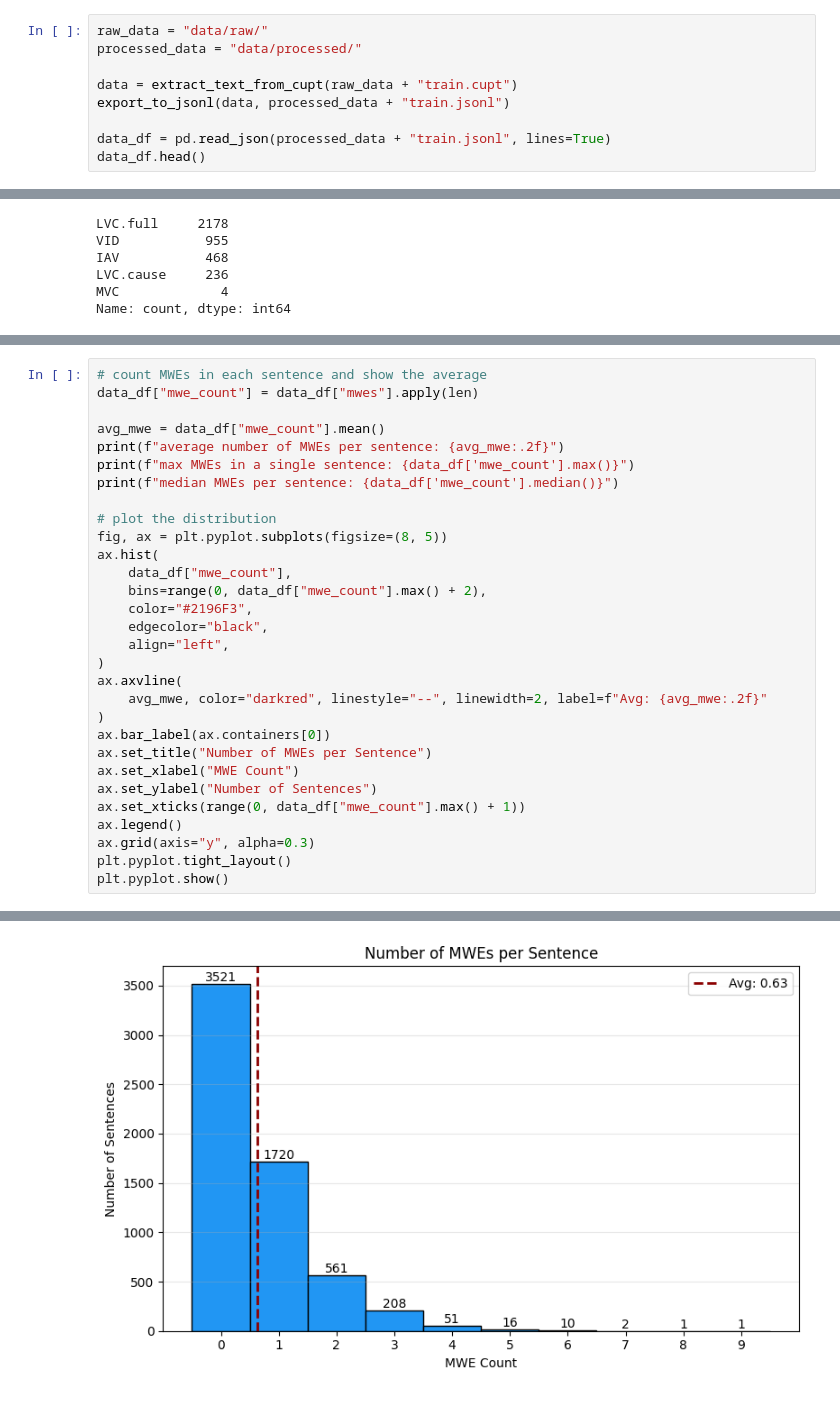
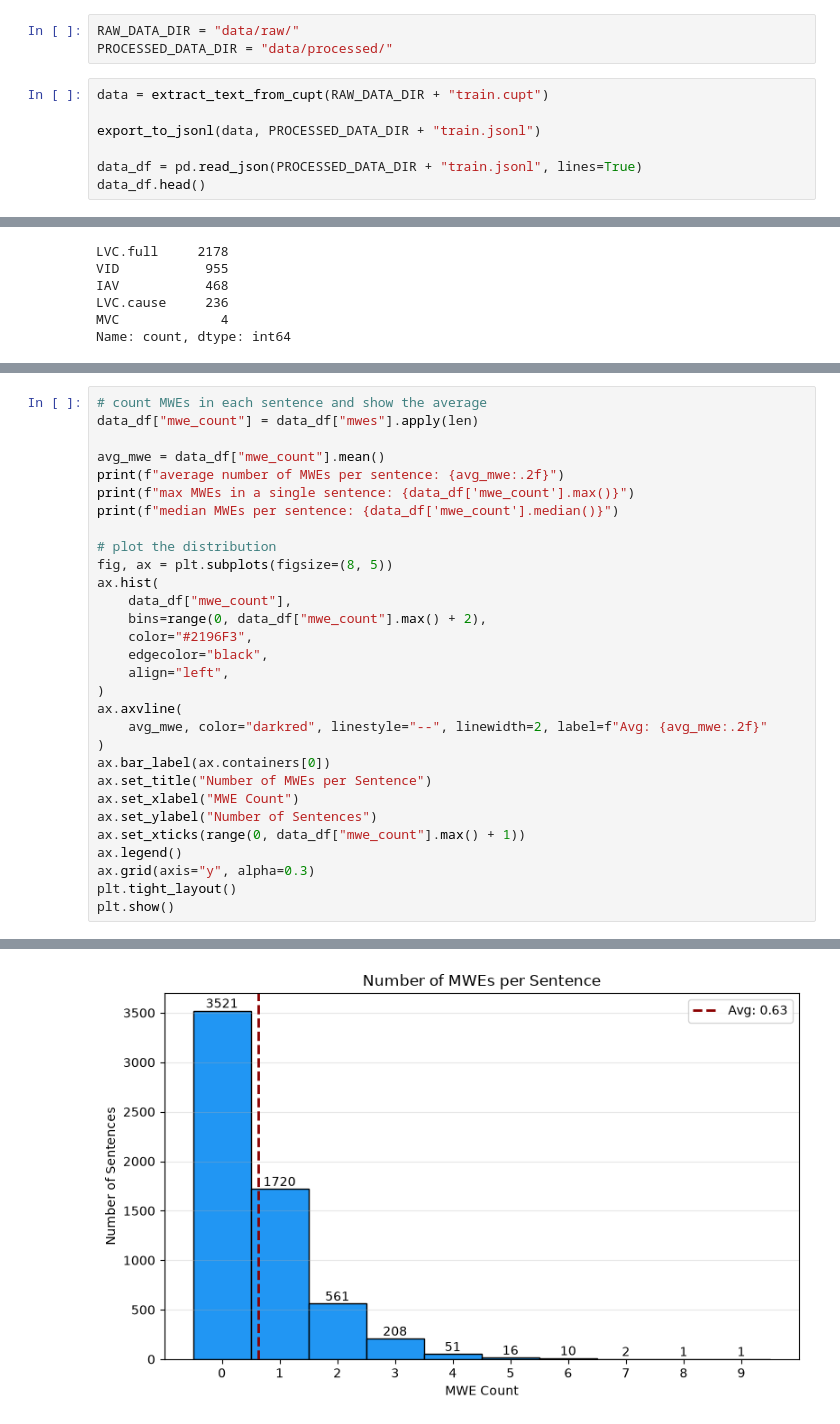
Before and after one commit to hazem-alabiad/MWE, a Jupyter notebook: main.ipynb, the cells around one changed output, grey strips where cells are left out. Drawn from its saved outputs; the diff is of its cells as text.

```diff
--- a/main.ipynb
+++ b/main.ipynb
@@ -8,11 +11,12 @@ from bidi.algorithm import get_display
+# %%
+RAW_DATA_DIR = "data/raw/"
+PROCESSED_DATA_DIR = "data/processed/"
 # %%
-raw_data = "data/raw/"
-processed_data = "data/processed/"
+data = extract_text_from_cupt(RAW_DATA_DIR + "train.cupt")
 
-data = extract_text_from_cupt(raw_data + "train.cupt")
-export_to_jsonl(data, processed_data + "train.jsonl")
+export_to_jsonl(data, PROCESSED_DATA_DIR + "train.jsonl")
 
-data_df = pd.read_json(processed_data + "train.jsonl", lines=True)
+data_df = pd.read_json(PROCESSED_DATA_DIR + "train.jsonl", lines=True)
 data_df.head()
 # %% [output]
 |  | sentence | mwes |
@@ -232,34 +257,34 @@ plt.pyplot.show()
 # count MWEs in each sentence and show the average
 data_df["mwe_count"] = data_df["mwes"].apply(len)
 
 avg_mwe = data_df["mwe_count"].mean()
 print(f"average number of MWEs per sentence: {avg_mwe:.2f}")
 print(f"max MWEs in a single sentence: {data_df['mwe_count'].max()}")
 print(f"median MWEs per sentence: {data_df['mwe_count'].median()}")
 
 # plot the distribution
-fig, ax = plt.pyplot.subplots(figsize=(8, 5))
+fig, ax = plt.subplots(figsize=(8, 5))
 ax.hist(
     data_df["mwe_count"],
     bins=range(0, data_df["mwe_count"].max() + 2),
     color="#2196F3",
     edgecolor="black",
     align="left",
 )
 ax.axvline(
     avg_mwe, color="darkred", linestyle="--", linewidth=2, label=f"Avg: {avg_mwe:.2f}"
 )
 ax.bar_label(ax.containers[0])
 ax.set_title("Number of MWEs per Sentence")
 ax.set_xlabel("MWE Count")
 ax.set_ylabel("Number of Sentences")
 ax.set_xticks(range(0, data_df["mwe_count"].max() + 1))
 ax.legend()
 ax.grid(axis="y", alpha=0.3)
-plt.pyplot.tight_layout()
-plt.pyplot.show()
+plt.tight_layout()
+plt.show()
 # %% [output]
 average number of MWEs per sentence: 0.63
 max MWEs in a single sentence: 9
 median MWEs per sentence: 0.0
-[figure, old version]
+[figure, new version]
```
Also changed, not shown: parts of 9 cells of this notebook.
